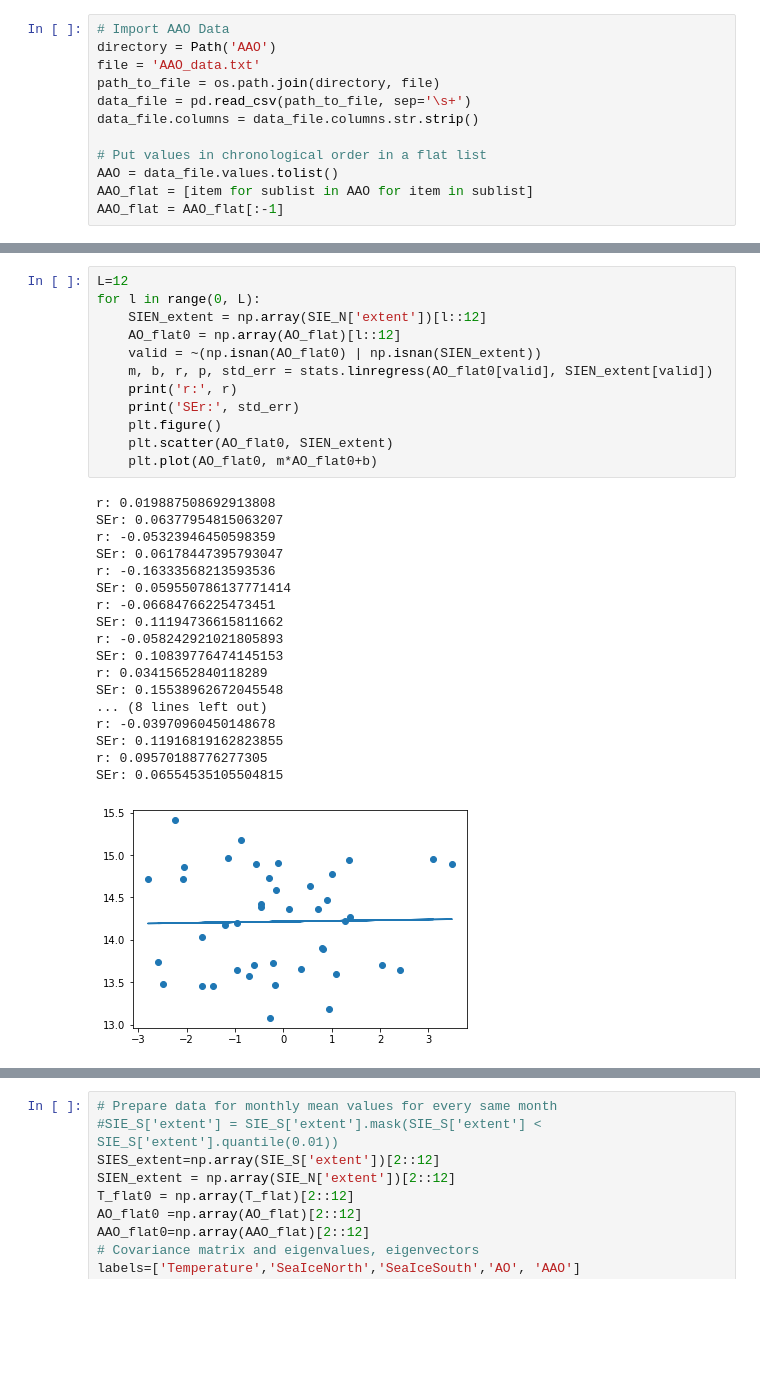
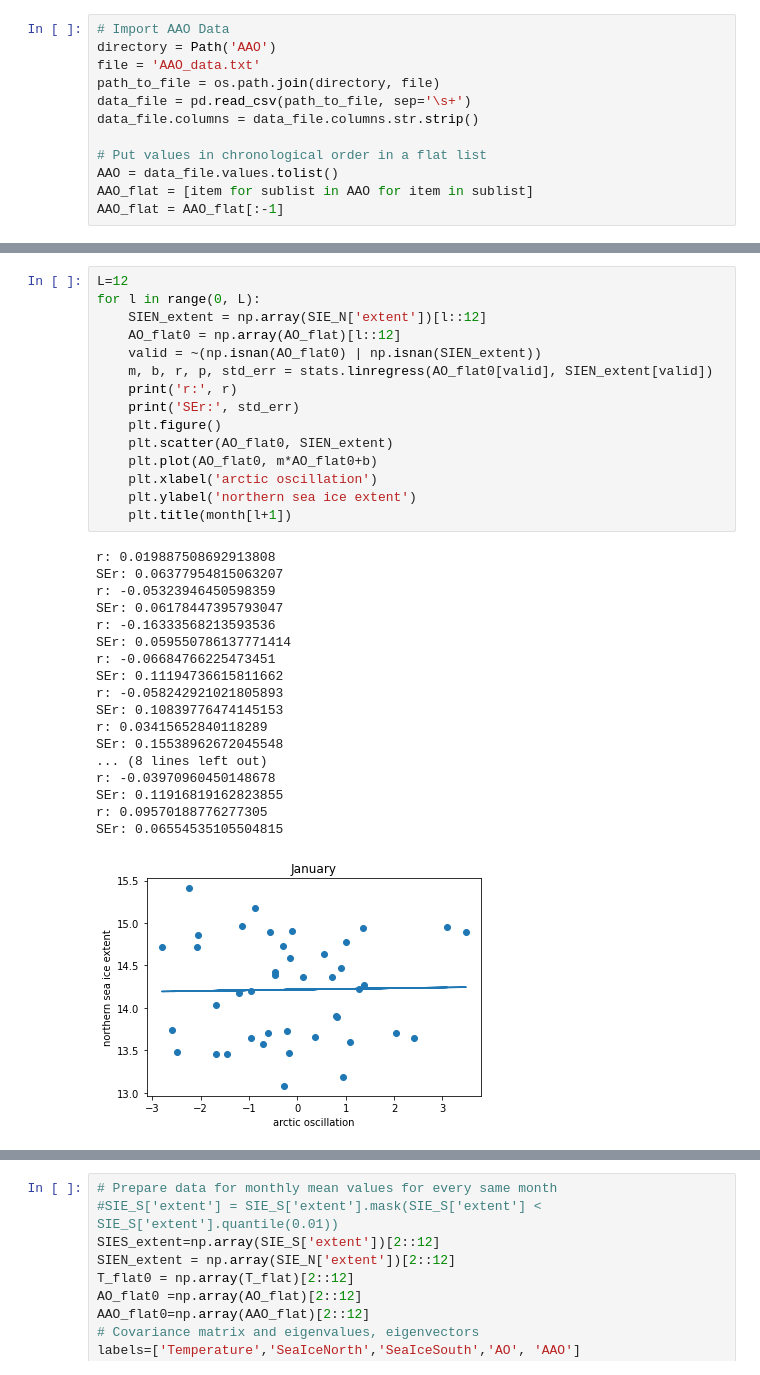
Before and after one commit to Rainette9/AO_Sea-ice, a Jupyter notebook: Data/Project5_Rainetteupdated_Ifuckedupthemerging.ipynb, the cells around one changed output, grey strips where cells are left out. Cells and saved outputs as stored; diff of their text form; blank space fills up the shorter version.

```diff
--- a/Data/Project5_Rainetteupdated_Ifuckedupthemerging.ipynb
+++ b/Data/Project5_Rainetteupdated_Ifuckedupthemerging.ipynb
@@ -399,31 +414,34 @@ SEr: 0.26425306846645547
 # %%
 L=12
 for l in range(0, L):
     SIEN_extent = np.array(SIE_N['extent'])[l::12]
     AO_flat0 = np.array(AO_flat)[l::12]
     valid = ~(np.isnan(AO_flat0) | np.isnan(SIEN_extent))
     m, b, r, p, std_err = stats.linregress(AO_flat0[valid], SIEN_extent[valid])
     print('r:', r)
     print('SEr:', std_err)
     plt.figure()
     plt.scatter(AO_flat0, SIEN_extent)
     plt.plot(AO_flat0, m*AO_flat0+b)
+    plt.xlabel('arctic oscillation')
+    plt.ylabel('northern sea ice extent')
+    plt.title(month[l+1])
 # %% [output]
 r: 0.019887508692913808
 SEr: 0.06377954815063207
 r: -0.05323946450598359
 SEr: 0.06178447395793047
 r: -0.16333568213593536
 SEr: 0.059550786137771414
 r: -0.06684766225473451
 SEr: 0.11194736615811662
 r: -0.058242921021805893
 SEr: 0.10839776474145153
 r: 0.03415652840118289
 SEr: 0.15538962672045548
 ... (8 lines left out)
 r: -0.03970960450148678
 SEr: 0.11916819162823855
 r: 0.09570188776277305
 SEr: 0.06554535105504815
-[figure, old version]
+[figure, new version]
```
Also changed, not shown: parts of 10 cells of this notebook.
